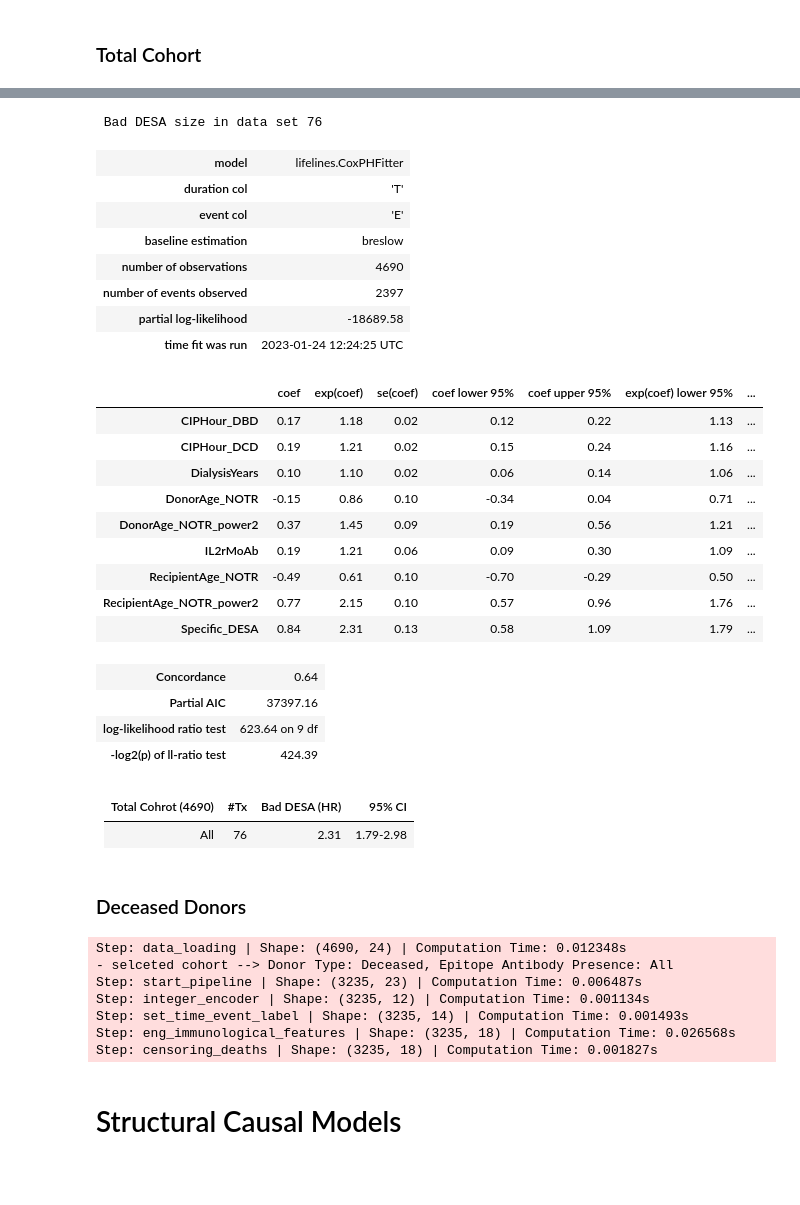
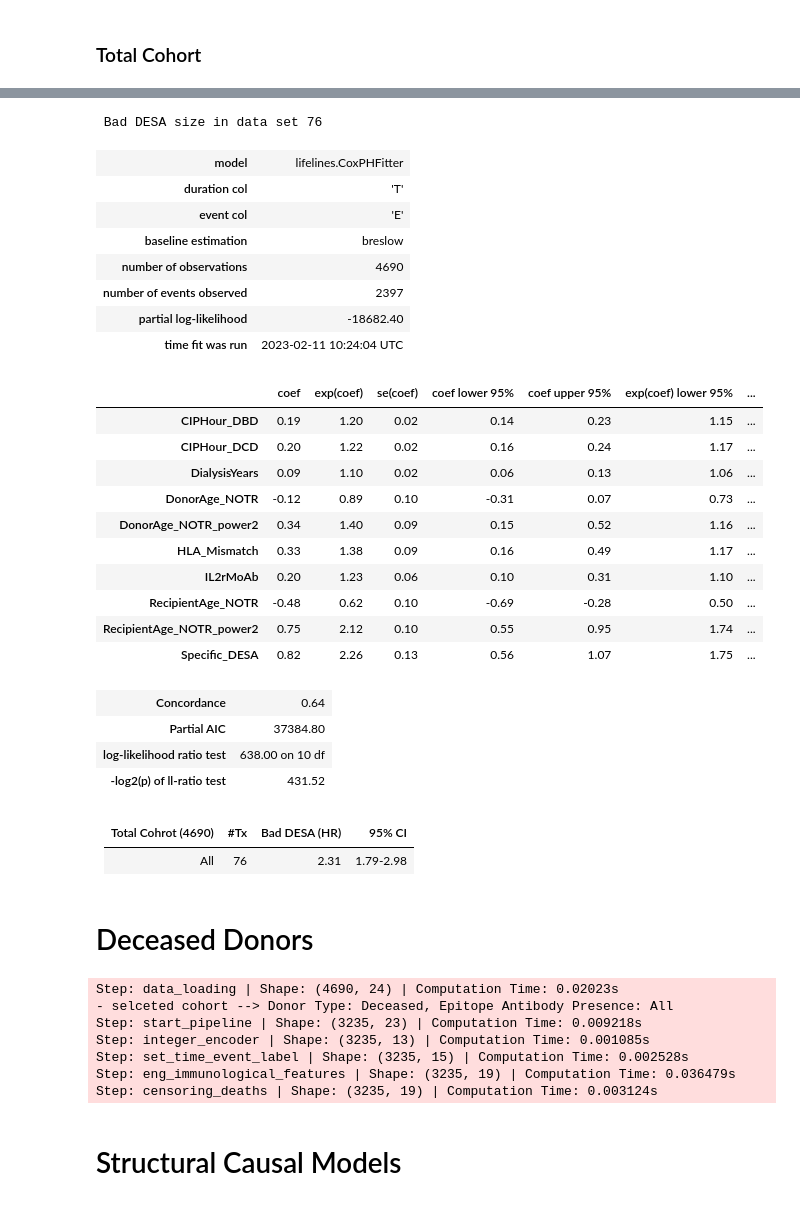
Before and after one commit to umcu-stride/desa_paper, a Jupyter notebook: Notebooks/epitope_relevance/investigation-validation/Table_3_10%.ipynb, the cells around one changed output, grey strips where cells are left out. Cells and saved outputs as stored; diff of their text form; code cells hidden in the pictures; blank space fills up the shorter version.

```diff
--- a/Notebooks/epitope_relevance/investigation-validation/Table_3_10%.ipynb
+++ b/Notebooks/epitope_relevance/investigation-validation/Table_3_10%.ipynb
@@ -67,6 +100,7 @@ confounders = [
     'IL2rMoAb',
     'CIPHour_DBD', 'CIPHour_DCD',
     'DialysisYears',
+    'HLA_Mismatch',
     # 'No_DESA',
     'Specific_DESA',
     # 'Other_DESA'
@@ -74,42 +108,43 @@ confounders = [
 # %%
 formula = ' + '.join(confounders)
 
-df_l = df
+df_l = df_new
 cph = CoxPHFitter()
 cph.fit(df_l, duration_col='T', event_col='E', formula=formula)
 len = df_l['Specific_DESA'].sum()
 print(f' Bad DESA size in data set {len}')
 cph.print_summary()
 # %% [output]
  Bad DESA size in data set 76
 | model | lifelines.CoxPHFitter |
 | duration col | 'T' |
 | event col | 'E' |
 | baseline estimation | breslow |
 | number of observations | 4690 |
 | number of events observed | 2397 |
-| partial log-likelihood | -18689.58 |
-| time fit was run | 2023-01-24 12:24:25 UTC |
+| partial log-likelihood | -18682.40 |
+| time fit was run | 2023-02-11 10:24:04 UTC |
 |  | coef | exp(coef) | se(coef) | coef lower 95% | coef upper 95% | exp(coef) lower 95% | ... |
-| CIPHour_DBD | 0.17 | 1.18 | 0.02 | 0.12 | 0.22 | 1.13 | ... |
-| CIPHour_DCD | 0.19 | 1.21 | 0.02 | 0.15 | 0.24 | 1.16 | ... |
-| DialysisYears | 0.10 | 1.10 | 0.02 | 0.06 | 0.14 | 1.06 | ... |
-| DonorAge_NOTR | -0.15 | 0.86 | 0.10 | -0.34 | 0.04 | 0.71 | ... |
-| DonorAge_NOTR_power2 | 0.37 | 1.45 | 0.09 | 0.19 | 0.56 | 1.21 | ... |
-| IL2rMoAb | 0.19 | 1.21 | 0.06 | 0.09 | 0.30 | 1.09 | ... |
-| RecipientAge_NOTR | -0.49 | 0.61 | 0.10 | -0.70 | -0.29 | 0.50 | ... |
-| RecipientAge_NOTR_power2 | 0.77 | 2.15 | 0.10 | 0.57 | 0.96 | 1.76 | ... |
-| Specific_DESA | 0.84 | 2.31 | 0.13 | 0.58 | 1.09 | 1.79 | ... |
+| CIPHour_DBD | 0.19 | 1.20 | 0.02 | 0.14 | 0.23 | 1.15 | ... |
+| CIPHour_DCD | 0.20 | 1.22 | 0.02 | 0.16 | 0.24 | 1.17 | ... |
+| DialysisYears | 0.09 | 1.10 | 0.02 | 0.06 | 0.13 | 1.06 | ... |
+| DonorAge_NOTR | -0.12 | 0.89 | 0.10 | -0.31 | 0.07 | 0.73 | ... |
+| DonorAge_NOTR_power2 | 0.34 | 1.40 | 0.09 | 0.15 | 0.52 | 1.16 | ... |
+| HLA_Mismatch | 0.33 | 1.38 | 0.09 | 0.16 | 0.49 | 1.17 | ... |
+| IL2rMoAb | 0.20 | 1.23 | 0.06 | 0.10 | 0.31 | 1.10 | ... |
+| RecipientAge_NOTR | -0.48 | 0.62 | 0.10 | -0.69 | -0.28 | 0.50 | ... |
+| RecipientAge_NOTR_power2 | 0.75 | 2.12 | 0.10 | 0.55 | 0.95 | 1.74 | ... |
+| Specific_DESA | 0.82 | 2.26 | 0.13 | 0.56 | 1.07 | 1.75 | ... |
 | Concordance | 0.64 |
-| Partial AIC | 37397.16 |
-| log-likelihood ratio test | 623.64 on 9 df |
-| -log2(p) of ll-ratio test | 424.39 |
+| Partial AIC | 37384.80 |
+| log-likelihood ratio test | 638.00 on 10 df |
+| -log2(p) of ll-ratio test | 431.52 |
 # %% [markdown]
 |Total Cohrot (4690)| #Tx  | Bad DESA (HR) | 95% CI|
 | ------------- | --------------| -----------|-----------|
 | All           |         76|     2.31  | 1.79-2.98
 # %% [markdown]
-### Deceased Donors
+# Deceased Donors
 # %%
 path = '~/Repos/STRIDE/STRIDE-Analytics/data/20210614-mismatch_ep_db-extended.pickle'
 donor_type ='Deceased'
@@ -120,6 +155,7 @@ df = (
     data_loading(path)
     .pipe(start_pipeline, status, donor_type)
     .pipe(keeping_features,
+        'TransplantID',
         'Failure',
         'Survival[Y]',
         'EpvsHLA_Donor',
@@ -143,15 +179,23 @@ df = (
     .rename(columns={'IL2rMoAb_T0':'IL2rMoAb'})
 )
 
+df = df.merge(hla_mm, on='TransplantID')
+
+df = (
+    df
+    .pipe(feature_scaler, ['HLA_Mismatch'], scaler='maxmin')
+    .drop('TransplantID', axis=1)
+)
+
 df = create_treatment_grups(df, [RELEVANT_DESA_BAD])
 # %% [output]
-Step: data_loading | Shape: (4690, 24) | Computation Time: 0.012348s
+Step: data_loading | Shape: (4690, 24) | Computation Time: 0.02023s
 - selceted cohort --> Donor Type: Deceased, Epitope Antibody Presence: All
-Step: start_pipeline | Shape: (3235, 23) | Computation Time: 0.006487s
-Step: integer_encoder | Shape: (3235, 12) | Computation Time: 0.001134s
-Step: set_time_event_label | Shape: (3235, 14) | Computation Time: 0.001493s
-Step: eng_immunological_features | Shape: (3235, 18) | Computation Time: 0.026568s
-Step: censoring_deaths | Shape: (3235, 18) | Computation Time: 0.001827s
+Step: start_pipeline | Shape: (3235, 23) | Computation Time: 0.009218s
+Step: integer_encoder | Shape: (3235, 13) | Computation Time: 0.001085s
+Step: set_time_event_label | Shape: (3235, 15) | Computation Time: 0.002528s
+Step: eng_immunological_features | Shape: (3235, 19) | Computation Time: 0.036479s
+Step: censoring_deaths | Shape: (3235, 19) | Computation Time: 0.003124s
 # %% [markdown]
 # Structural Causal Models
 # %% [markdown]
```
Also changed, not shown: parts of 8 cells of this notebook, 27 other files.
